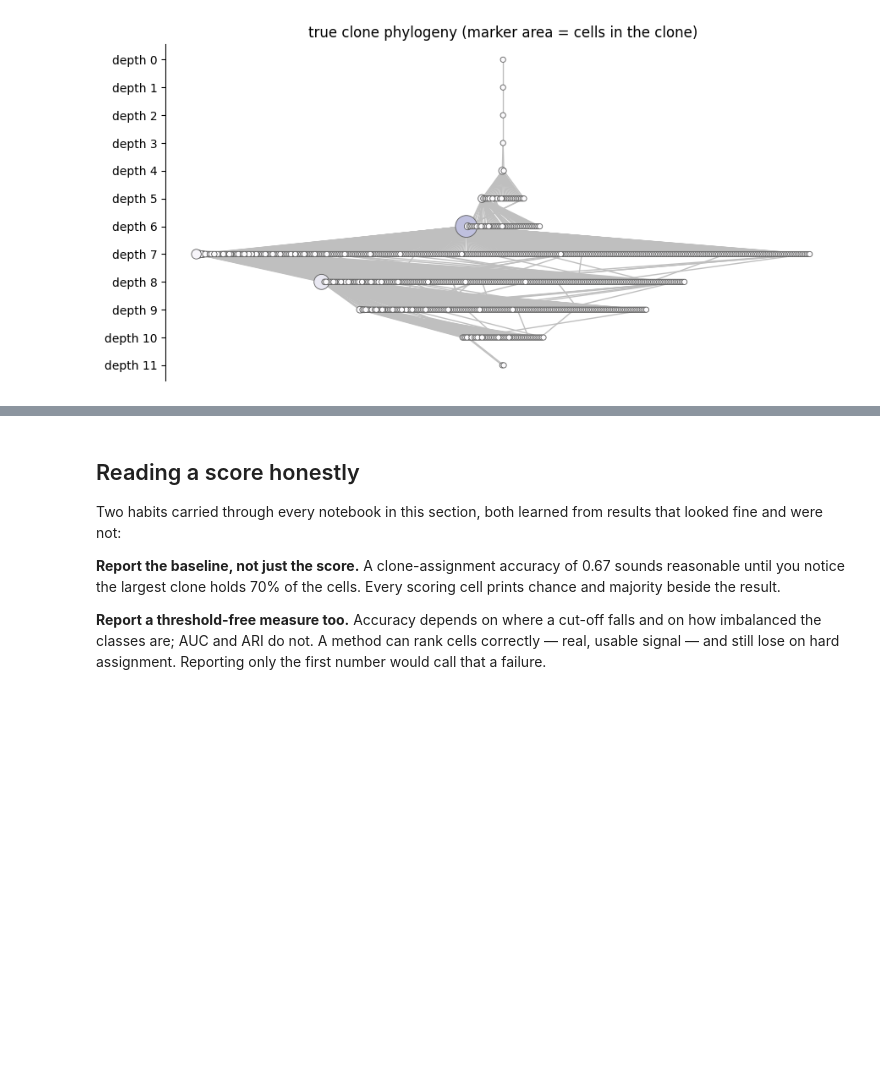
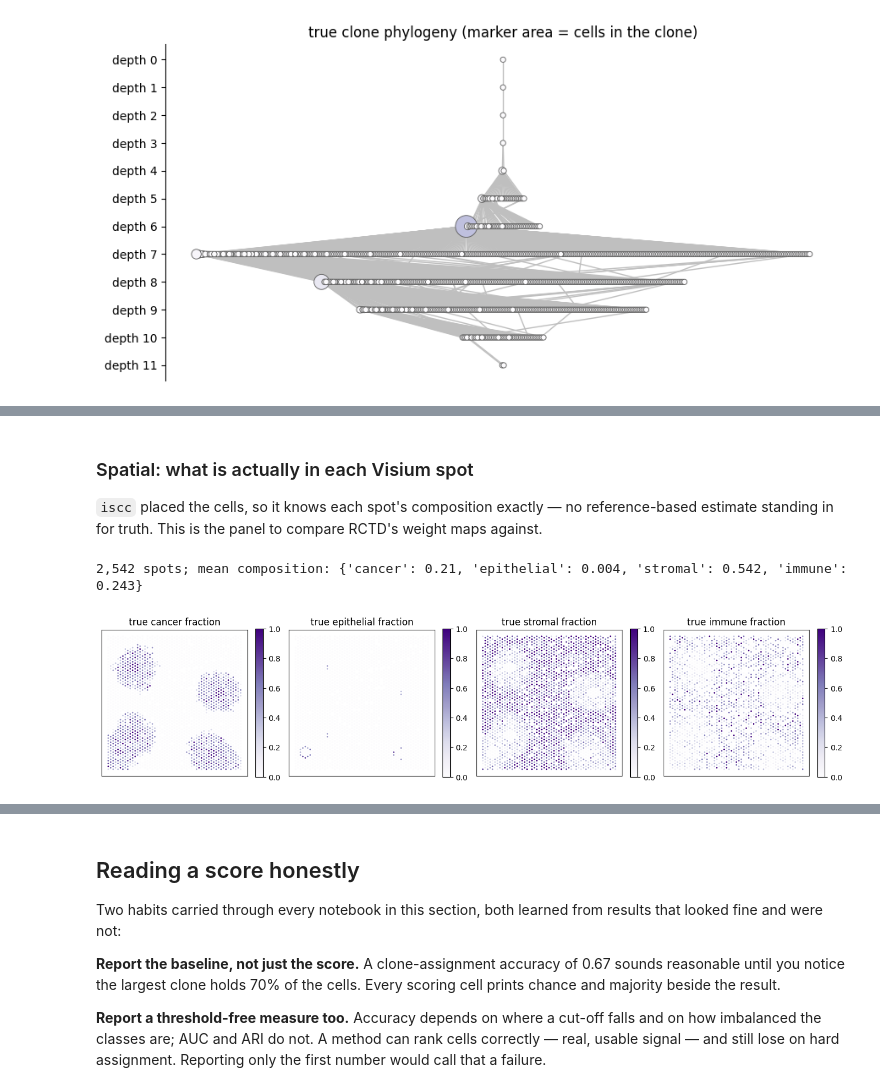
Before and after one commit to pedrofale/iscc, a Jupyter notebook: notebooks/analysis_ground_truth.ipynb, the cells around one changed output, grey strips where cells are left out. Saved outputs shown, nothing was run; the diff lists cells and outputs as text; code cells hidden in the pictures; blank space fills up the shorter version.

```diff
--- a/notebooks/analysis_ground_truth.ipynb
+++ b/notebooks/analysis_ground_truth.ipynb
@@ -209,0 +256,22 @@ true clone phylogeny: 987 clones, 1 root(s)
+# %% [markdown]
+### Spatial: what is actually in each Visium spot
+
+`iscc` placed the cells, so it knows each spot's composition exactly — no reference-based estimate
+standing in for truth. This is the panel to compare RCTD's weight maps against.
+# %%
+sp_truth  = pd.read_csv(os.path.join(DATA, "rctd", "truth_type_composition.csv"), index_col=0)
+sp_coords = pd.read_csv(os.path.join(DATA, "rctd", "sp_coords.csv"), index_col=0)
+types = [c for c in sp_truth.columns if sp_truth[c].sum() > 0]
+print(f"{len(sp_truth):,} spots; mean composition:",
+      {c: round(float(sp_truth[c].mean()), 3) for c in types})
+
+fig, axes = plt.subplots(1, len(types), figsize=(3.4 * len(types), 3.4))
+for ax, k in zip(np.atleast_1d(axes), types):
+    s = ax.scatter(sp_coords["x"], sp_coords["y"], c=sp_truth.loc[sp_coords.index, k],
+                   cmap="Purples", vmin=0, vmax=1, s=4, linewidths=0)   # fractions -> Purples
+    ax.set_title(f"true {k} fraction"); ax.set_aspect("equal"); ax.set_xticks([]); ax.set_yticks([])
+    fig.colorbar(s, ax=ax, fraction=0.046)
+fig.tight_layout()
+# %% [output]
+2,542 spots; mean composition: {'cancer': 0.21, 'epithelial': 0.004, 'stromal': 0.542, 'immune': 0.243}
+[figure, added]
```
Also changed, not shown: parts of 9 cells of this notebook, 3 other files.
